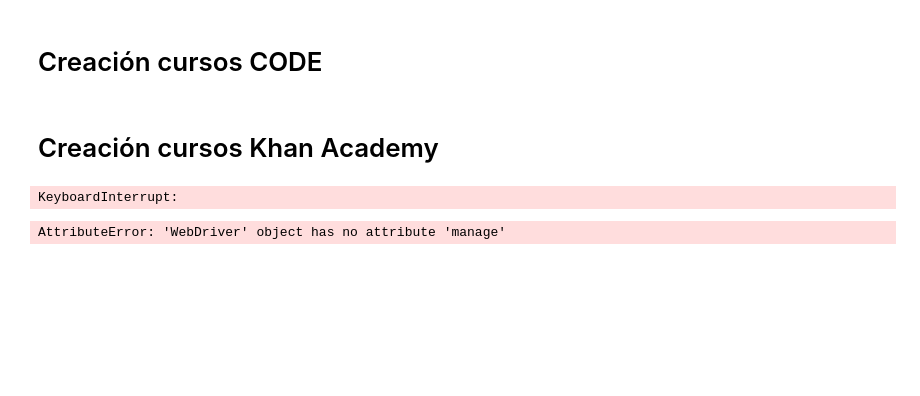
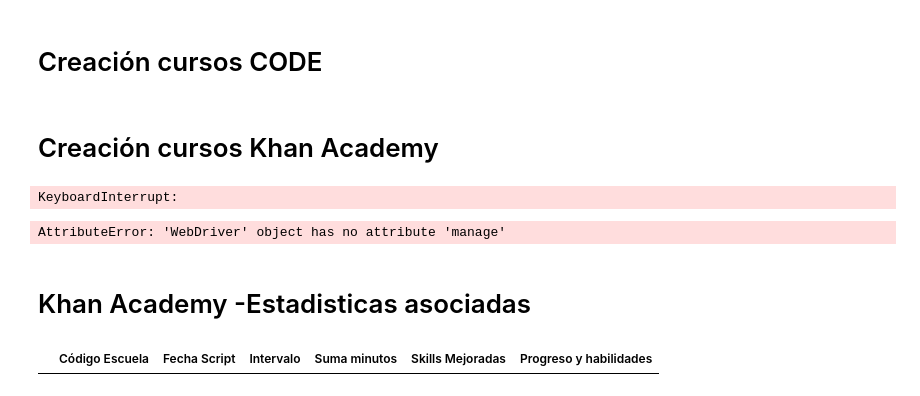
Before and after one commit to AccionSTEM/Khan-Code-automatizacion, a Jupyter notebook: Selenium/creacion_de_cursos_automatica.ipynb, the cells around one changed output. Saved outputs shown, nothing was run; the diff lists cells and outputs as text; code cells hidden in the pictures; blank space fills up the shorter version.

Commit message:
estadisticas

```diff
--- a/Selenium/creacion_de_cursos_automatica.ipynb
+++ b/Selenium/creacion_de_cursos_automatica.ipynb
@@ -137,3 +137,12 @@ driver.manage().timeouts().implicitlyWait(3, TimeUnit.SECONDS);
 driver.find_element_by_xpath('//*[@id="classroom-sections"]/div[4]/div[2]/div/div/div/div[2]/div[2]/div/div[2]').click()
 # %% [output]
 AttributeError: 'WebDriver' object has no attribute 'manage'
+# %% [markdown]
+# Khan Academy -Estadisticas asociadas
+# %%
+#dataframe estadisticas
+columnas = ['Código Escuela','Fecha Script','Intervalo','Suma minutos','Skills Mejoradas','Progreso y habilidades']
+df = pd.DataFrame(columns=columnas)
+df
+# %% [output]
+|  | Código Escuela | Fecha Script | Intervalo | Suma minutos | Skills Mejoradas | Progreso y habilidades |
```
Also changed, not shown: parts of 12 cells of this notebook.
